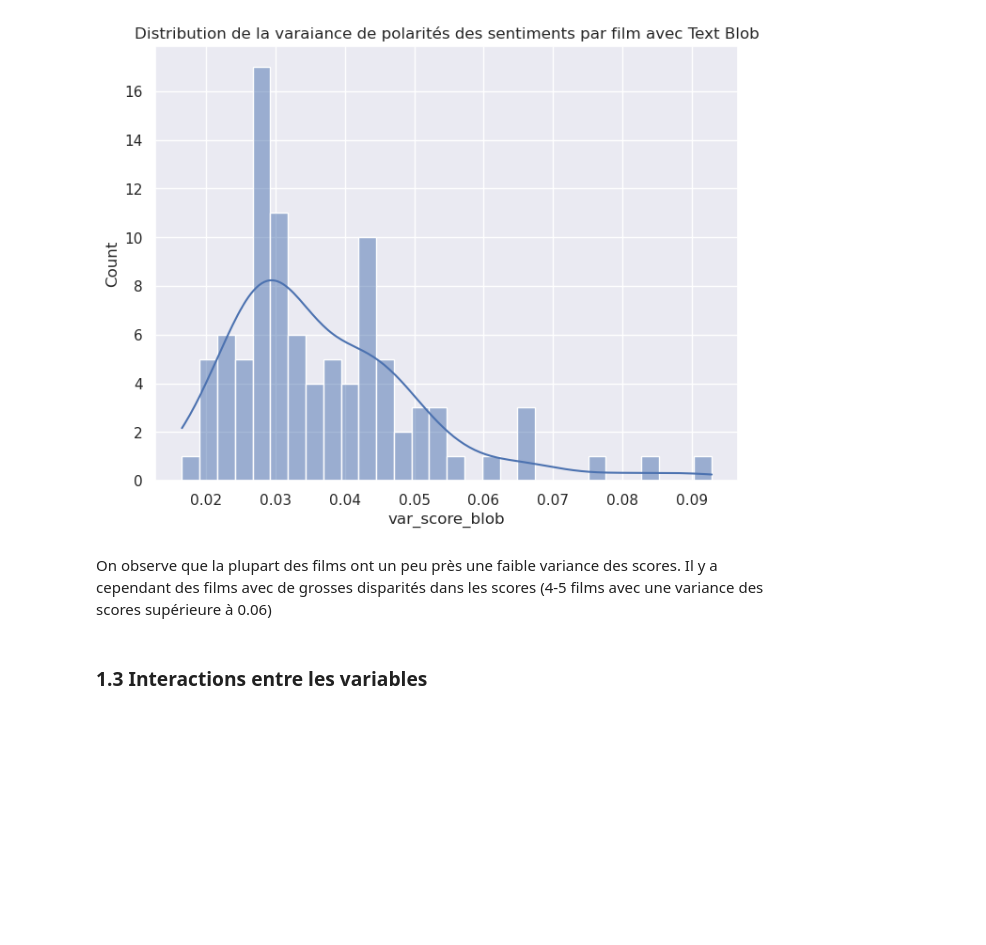
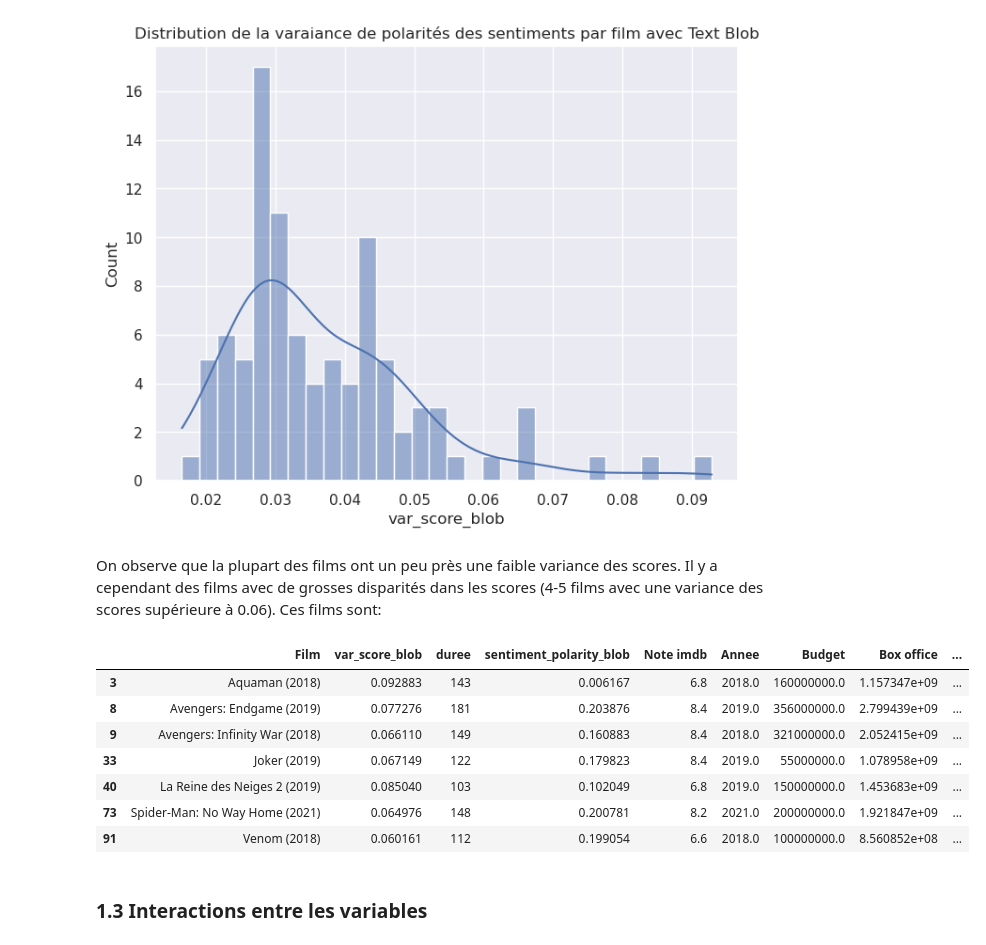
Before and after one commit to LouisArmand0/Projet_Python, a Jupyter notebook: Analyse_modelisation_3o3.ipynb, the cells around one changed output. Cells and saved outputs as stored; diff of their text form; code cells hidden in the pictures; blank space fills up the shorter version.

```diff
--- a/Analyse_modelisation_3o3.ipynb
+++ b/Analyse_modelisation_3o3.ipynb
@@ -404,7 +297,18 @@ plt.show()
 # %% [output]
 [figure]
 # %% [markdown]
-On observe que la plupart des films ont un peu près une faible variance des scores. Il y a cependant des films avec de grosses disparités dans les scores (4-5 films avec une variance des scores supérieure à 0.06)
+On observe que la plupart des films ont un peu près une faible variance des scores. Il y a cependant des films avec de grosses disparités dans les scores (4-5 films avec une variance des scores supérieure à 0.06). Ces films sont:
+# %%
+display(df[df['var_score_blob']>0.06])
+# %% [output]
+|  | Film | var_score_blob | duree | sentiment_polarity_blob | Note imdb | Annee | Budget | Box office | ... |
+| 3 | Aquaman (2018) | 0.092883 | 143 | 0.006167 | 6.8 | 2018.0 | 160000000.0 | 1.157347e+09 | ... |
+| 8 | Avengers: Endgame (2019) | 0.077276 | 181 | 0.203876 | 8.4 | 2019.0 | 356000000.0 | 2.799439e+09 | ... |
+| 9 | Avengers: Infinity War (2018) | 0.066110 | 149 | 0.160883 | 8.4 | 2018.0 | 321000000.0 | 2.052415e+09 | ... |
+| 33 | Joker (2019) | 0.067149 | 122 | 0.179823 | 8.4 | 2019.0 | 55000000.0 | 1.078958e+09 | ... |
+| 40 | La Reine des Neiges 2 (2019) | 0.085040 | 103 | 0.102049 | 6.8 | 2019.0 | 150000000.0 | 1.453683e+09 | ... |
+| 73 | Spider-Man: No Way Home (2021) | 0.064976 | 148 | 0.200781 | 8.2 | 2021.0 | 200000000.0 | 1.921847e+09 | ... |
+| 91 | Venom (2018) | 0.060161 | 112 | 0.199054 | 6.6 | 2018.0 | 100000000.0 | 8.560852e+08 | ... |
 # %% [markdown]
 ### **1.3** Interactions entre les variables
 # %% [markdown]
```
Also changed, not shown: parts of 62 cells of this notebook.
